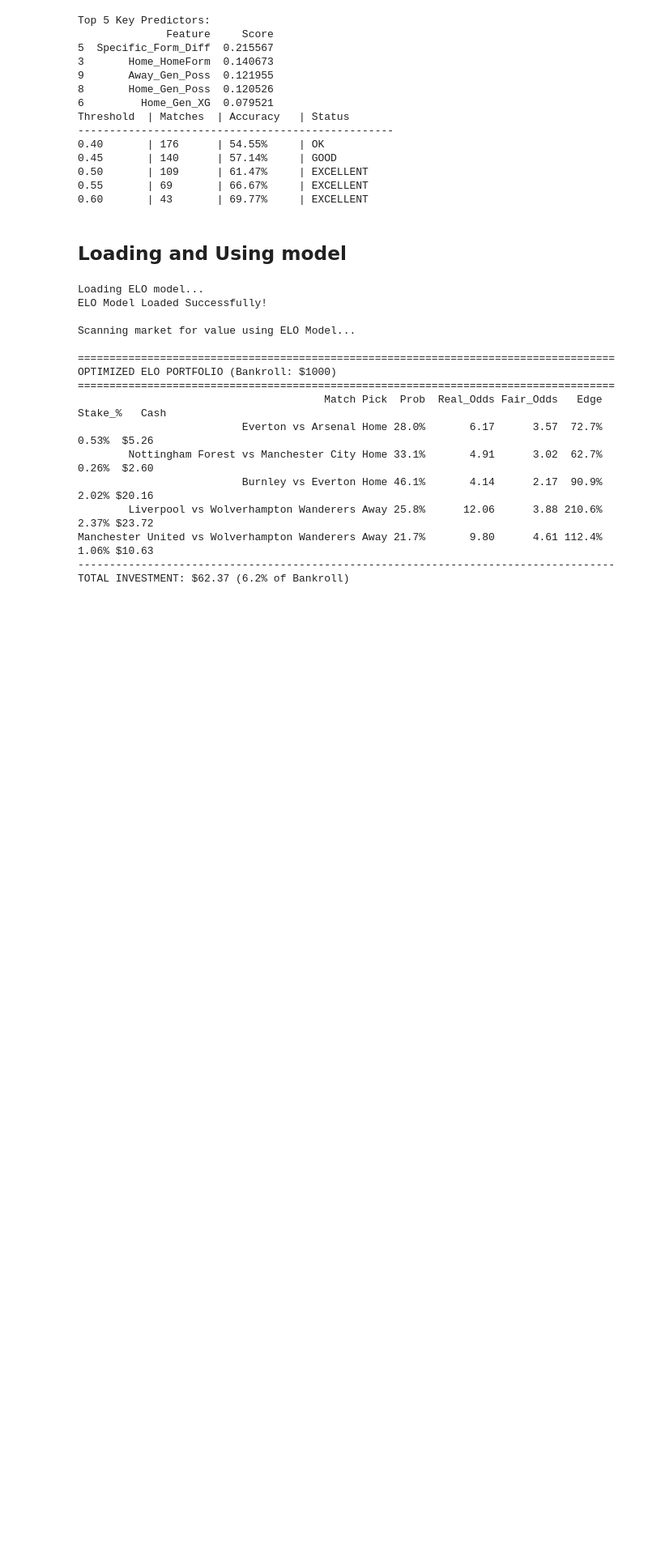
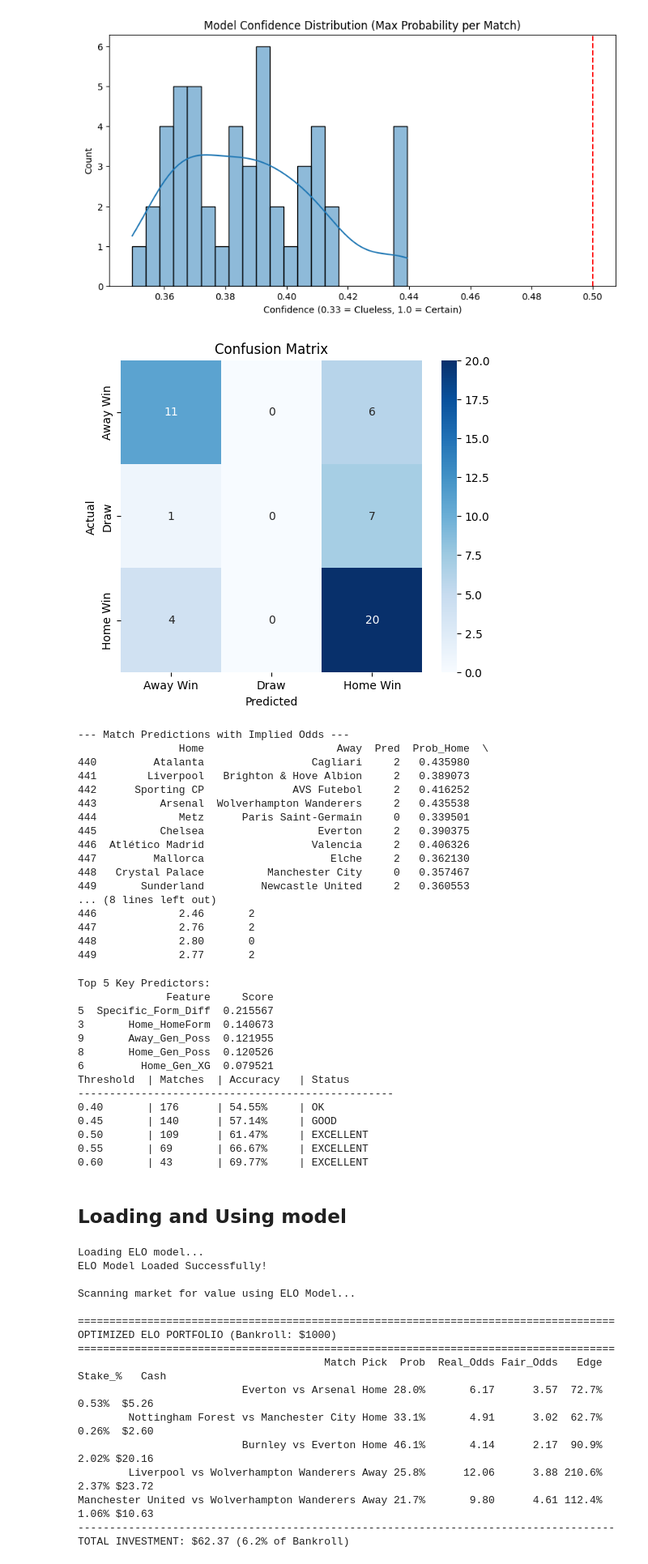
Before and after one commit to Zanehisako/football_predictor, a Jupyter notebook: football-predictor.ipynb, the cells around one changed output. Shown: that part at 81% size. Drawn from its saved outputs; the diff is of its cells as text; code cells hidden in the pictures; blank space fills up the shorter version.

```diff
--- a/football-predictor.ipynb
+++ b/football-predictor.ipynb
@@ -230,3 +368,68 @@ KeyError: "['home_xg', 'home_possession'] not in index"
+# %%
+import seaborn as sns
+import matplotlib.pyplot as plt
+from sklearn.metrics import confusion_matrix, classification_report
+
+# 1. VISUALIZE PROBABILITIES
+# Let's see how confident the model usually is
+plt.figure(figsize=(10, 5))
+sns.histplot(np.max(probs, axis=1), bins=20, kde=True)
+plt.axvline(x=0.5, color='r', linestyle='--')
+plt.title('Model Confidence Distribution (Max Probability per Match)')
+plt.xlabel('Confidence (0.33 = Clueless, 1.0 = Certain)')
+plt.show()
+
+# 2. CONFUSION MATRIX
+# Did we predict Draws? (Class 1)
+cm = confusion_matrix(y_test, preds)
+classes = ['Away Win', 'Draw', 'Home Win']
+
+plt.figure(figsize=(6, 5))
+sns.heatmap(cm, annot=True, fmt='d', cmap='Blues', xticklabels=classes, yticklabels=classes)
+plt.ylabel('Actual')
+plt.xlabel('Predicted')
+plt.title('Confusion Matrix')
+plt.show()
+
+# 3. IMPLIED ODDS (Value Betting)
+# Convert Model Probability to Odds (1 / Prob)
+# If Model Odds < Bookmaker Odds, it's a Value Bet.
+results_df = pd.DataFrame({
+    'Home': df.iloc[split_idx:]['home_team_name'],
+    'Away': df.iloc[split_idx:]['away_team_name'],
+    'Actual': y_test.values,
+    'Pred': preds,
+    'Prob_Home': probs[:, 2],
+    'Prob_Draw': probs[:, 1],
+    'Prob_Away': probs[:, 0]
+})
+
+# Calculate "Fair Odds" according to your model
+results_df['Model_Odds_Home'] = round(1 / results_df['Prob_Home'], 2)
+results_df['Model_Odds_Away'] = round(1 / results_df['Prob_Away'], 2)
+
+print("\n--- Match Predictions with Implied Odds ---")
+print(results_df[['Home', 'Away', 'Pred', 'Prob_Home', 'Model_Odds_Home', 'Actual']].head(10))
+# %% [output]
+[figure, added]
+[figure, added]
+--- Match Predictions with Implied Odds ---
+                Home                     Away  Pred  Prob_Home  \
+440         Atalanta                 Cagliari     2   0.435980
+441        Liverpool   Brighton & Hove Albion     2   0.389073
+442      Sporting CP              AVS Futebol     2   0.416252
+443          Arsenal  Wolverhampton Wanderers     2   0.435538
+444             Metz      Paris Saint-Germain     0   0.339501
+445          Chelsea                  Everton     2   0.390375
+446  Atlético Madrid                 Valencia     2   0.406326
+447         Mallorca                    Elche     2   0.362130
+448   Crystal Palace          Manchester City     0   0.357467
+449       Sunderland         Newcastle United     2   0.360553
+... (8 lines left out)
+446             2.46       2
+447             2.76       2
+448             2.80       0
+449             2.77       2
 # %%
 import pandas as pd
 import numpy as np
```
Also changed, not shown: parts of 2 cells of this notebook.
